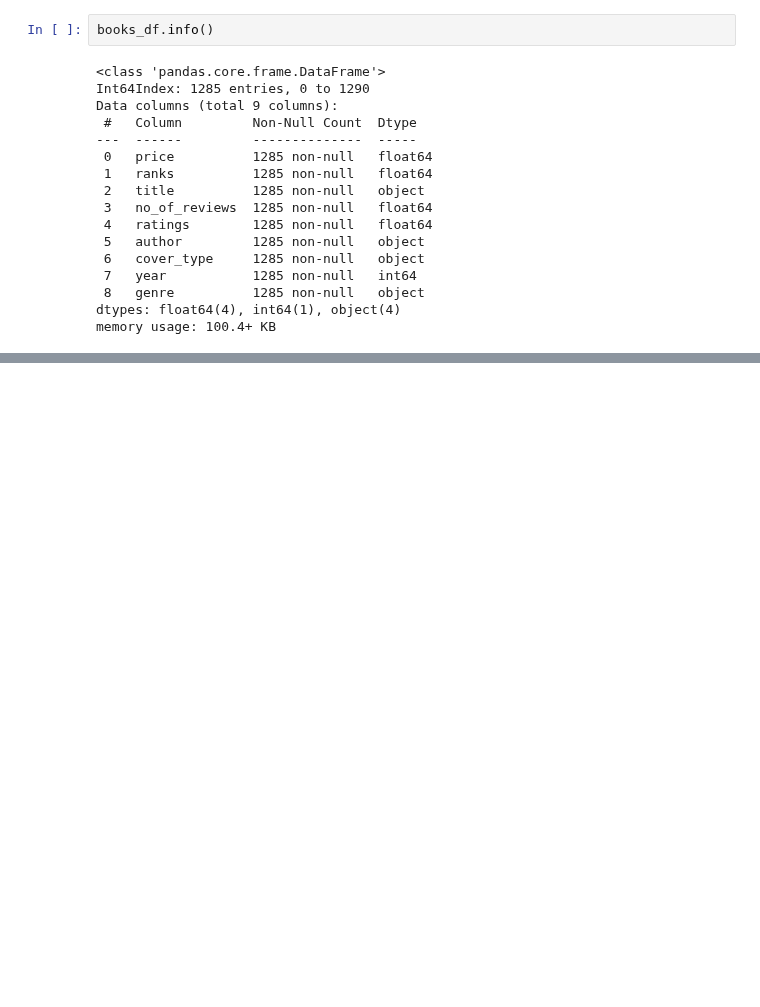
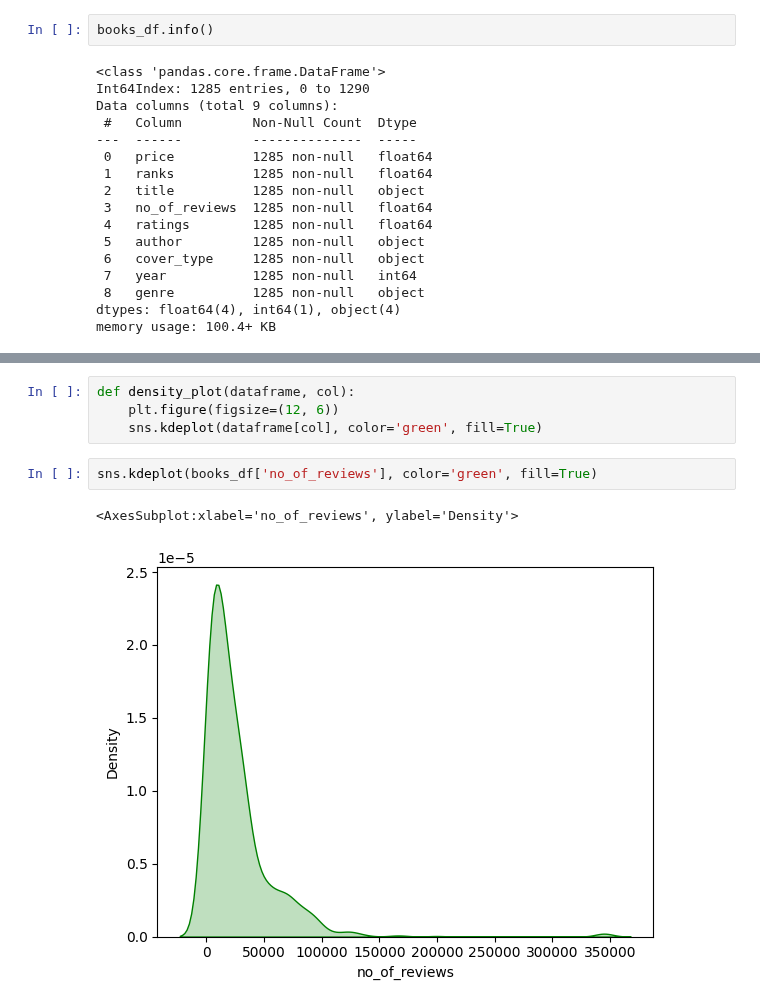
Before and after one commit to latifkara/dataScienceProjects, a Jupyter notebook: TopBookList/BookList.ipynb, the cells around one changed output, grey strips where cells are left out. Cells and saved outputs as stored; diff of their text form; blank space fills up the shorter version.

Commit message:
Books Project | update

```diff
--- a/TopBookList/BookList.ipynb
+++ b/TopBookList/BookList.ipynb
@@ -129,0 +130,9 @@ Name: no_of_reviews, Length: 1285, dtype: float64
+# %%
+def density_plot(dataframe, col):
+    plt.figure(figsize=(12, 6))
+    sns.kdeplot(dataframe[col], color='green', fill=True)
+# %%
+sns.kdeplot(books_df['no_of_reviews'], color='green', fill=True)
+# %% [output]
+<AxesSubplot:xlabel='no_of_reviews', ylabel='Density'>
+[figure, added]
```
Also changed, not shown: parts of 3 cells of this notebook.
